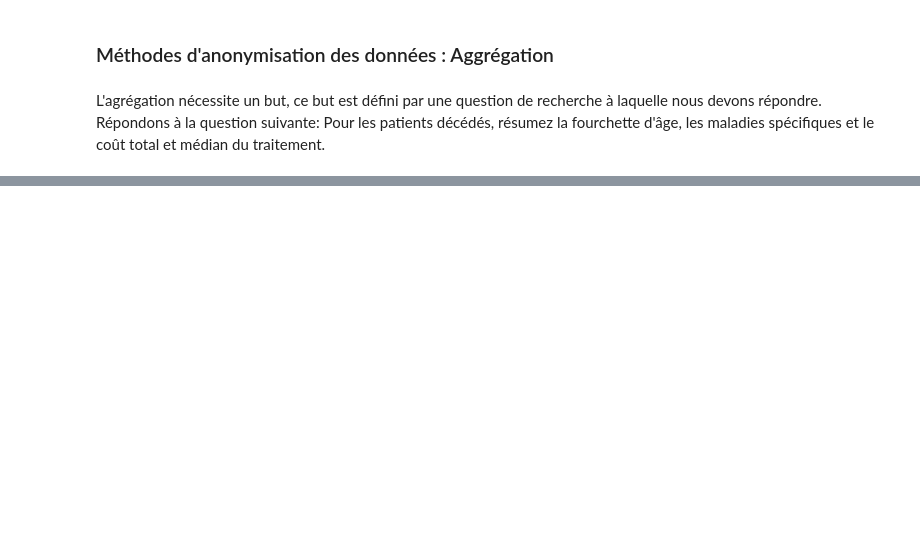
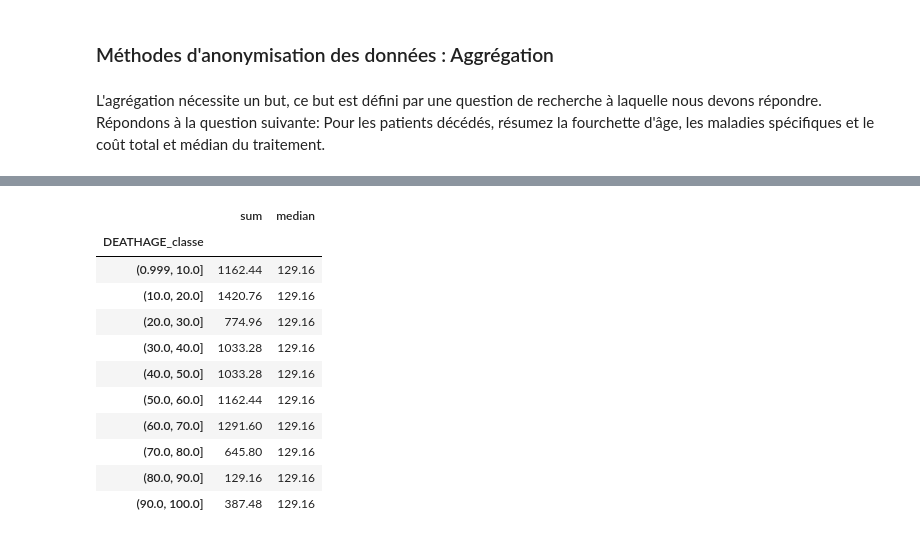
Before and after one commit to Fidel08/data-wrangling, a Jupyter notebook: Anonymisation des données.ipynb, the cells around one changed output, grey strips where cells are left out. Cells and saved outputs as stored; diff of their text form; code cells hidden in the pictures; blank space fills up the shorter version.

```diff
--- a/Anonymisation des données.ipynb
+++ b/Anonymisation des données.ipynb
@@ -199,0 +252,16 @@ Wall time: 2min 20s
+# %%
+df2=dfo.groupby("DEATHAGE_classe")["TOTAL_CLAIM_COST"].agg(["sum","median"])
+df2
+# %% [output]
+|  | sum | median |
+| DEATHAGE_classe |  |  |
+| (0.999, 10.0] | 1162.44 | 129.16 |
+| (10.0, 20.0] | 1420.76 | 129.16 |
+| (20.0, 30.0] | 774.96 | 129.16 |
+| (30.0, 40.0] | 1033.28 | 129.16 |
+| (40.0, 50.0] | 1033.28 | 129.16 |
+| (50.0, 60.0] | 1162.44 | 129.16 |
+| (60.0, 70.0] | 1291.60 | 129.16 |
+| (70.0, 80.0] | 645.80 | 129.16 |
+| (80.0, 90.0] | 129.16 | 129.16 |
+| (90.0, 100.0] | 387.48 | 129.16 |
```
Also changed, not shown: parts of 15 cells of this notebook.
